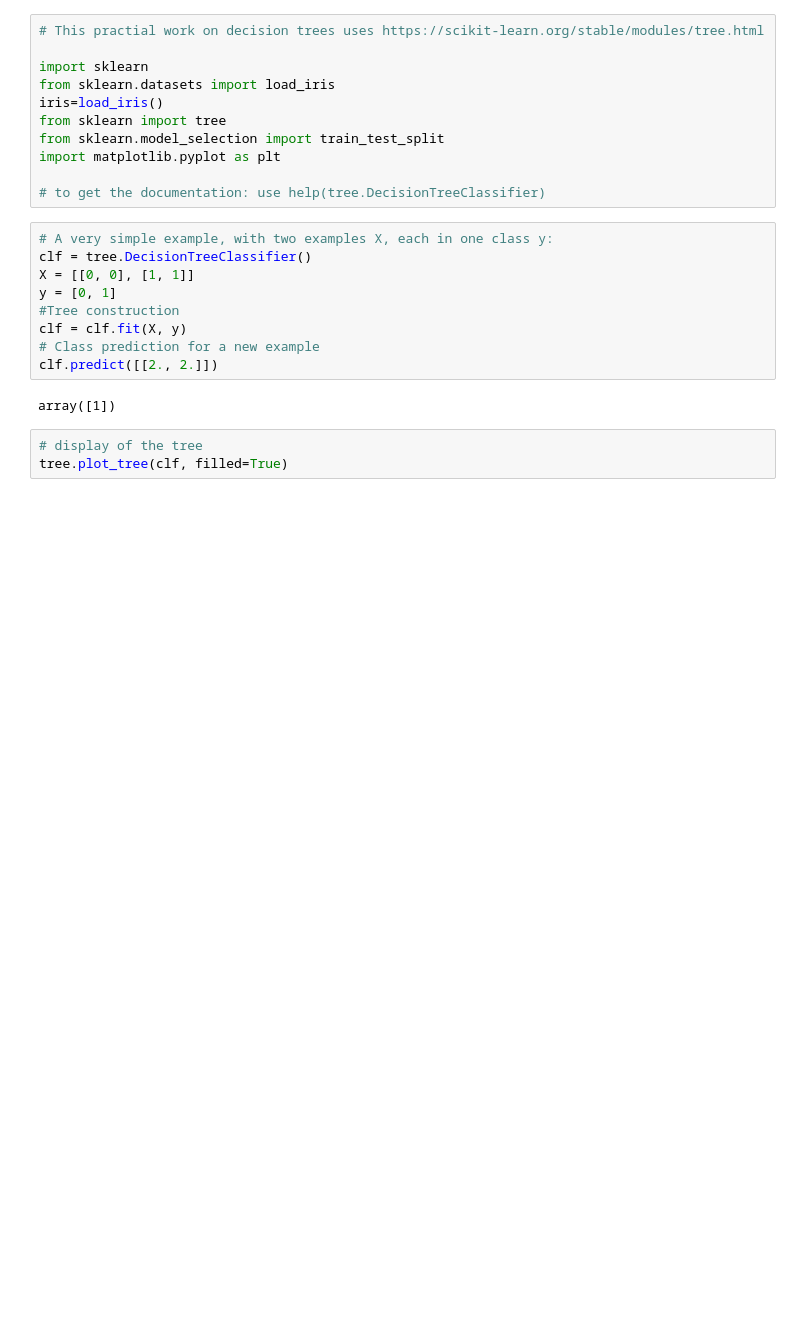
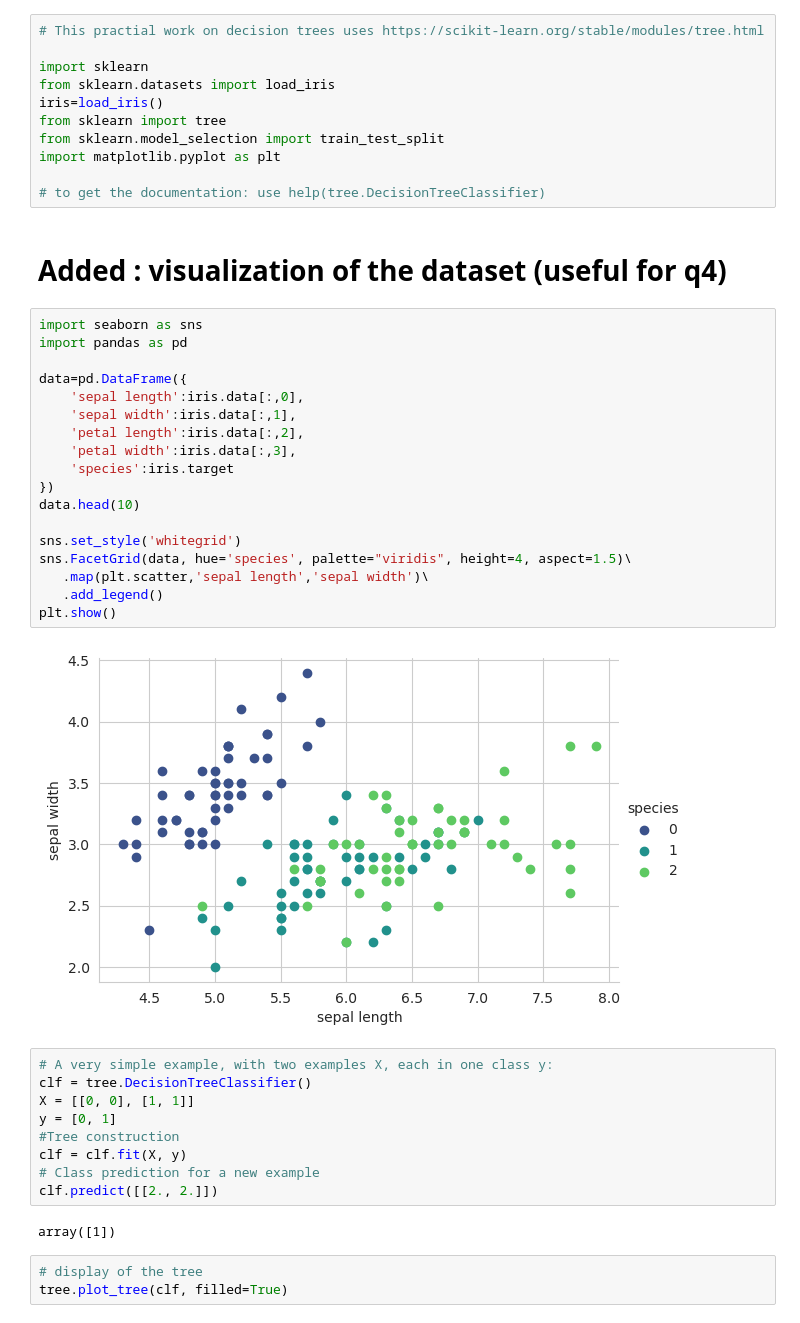
Before and after one commit to renout-nicolas/onthology_bretagne, a Jupyter notebook: DecisionTree.ipynb, the cells around one changed output. Drawn from its saved outputs; the diff is of its cells as text; blank space fills up the shorter version.

```diff
--- a/DecisionTree.ipynb
+++ b/DecisionTree.ipynb
@@ -9,6 +9,28 @@ from sklearn.model_selection import train_test_split
 import matplotlib.pyplot as plt
 
 # to get the documentation: use help(tree.DecisionTreeClassifier)
+# %% [markdown]
+# Added : visualization of the dataset (useful for q4)
+# %%
+import seaborn as sns
+import pandas as pd
+
+data=pd.DataFrame({
+    'sepal length':iris.data[:,0],
+    'sepal width':iris.data[:,1],
+    'petal length':iris.data[:,2],
+    'petal width':iris.data[:,3],
+    'species':iris.target
+})
+data.head(10)
+
+sns.set_style('whitegrid')
+sns.FacetGrid(data, hue='species', palette="viridis", height=4, aspect=1.5)\
+   .map(plt.scatter,'sepal length','sepal width')\
+   .add_legend()
+plt.show()
+# %% [output]
+[figure, added]
 # %%
 # A very simple example, with two examples X, each in one class y:
 clf = tree.DecisionTreeClassifier()
```
Also changed, not shown: parts of 19 cells of this notebook.
